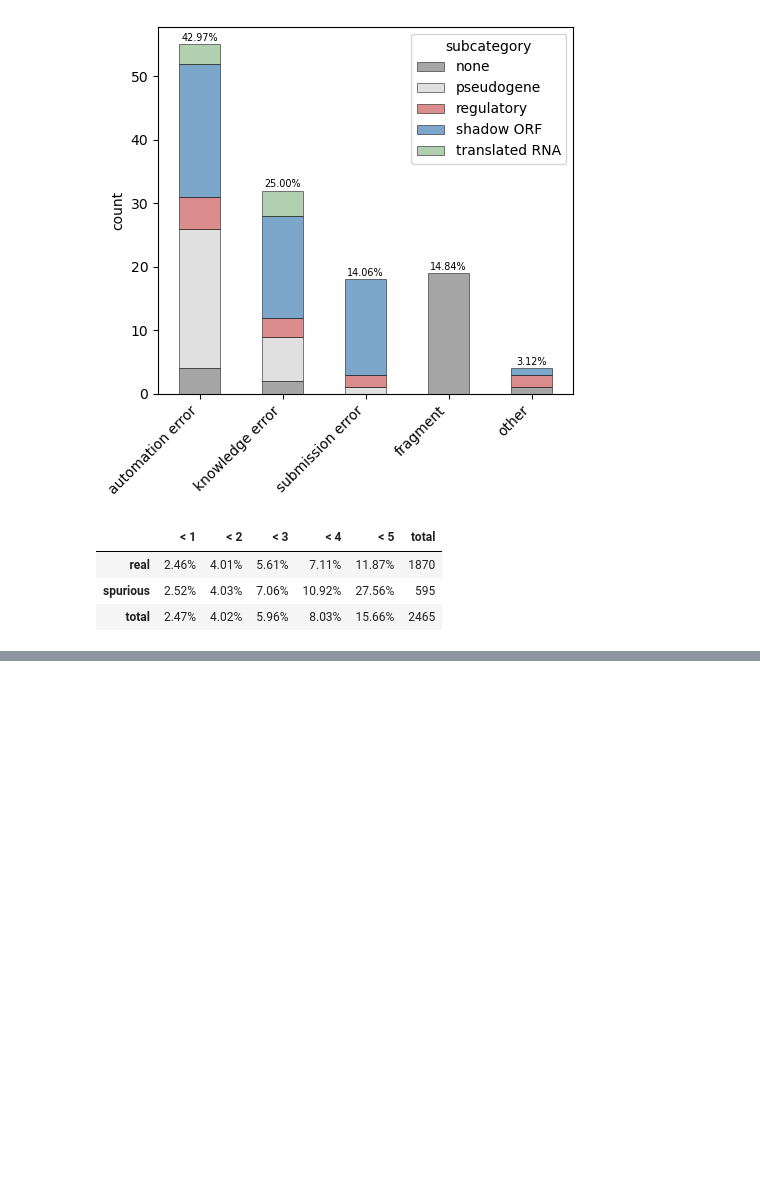
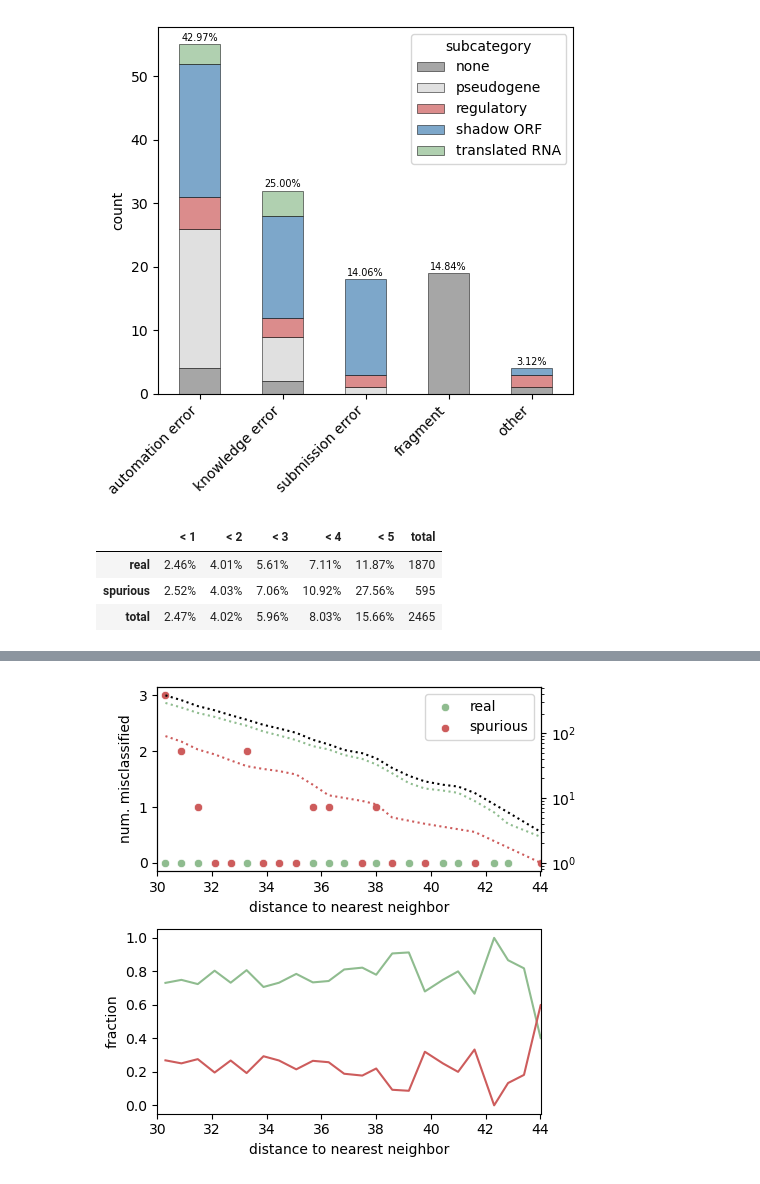
Before and after one commit to pipparichter/frugal, a Jupyter notebook: notebooks/results-2.ipynb, the cells around one changed output, grey strips where cells are left out. Drawn from its saved outputs; the diff is of its cells as text; code cells hidden in the pictures; blank space fills up the shorter version.

```diff
--- a/notebooks/results-2.ipynb
+++ b/notebooks/results-2.ipynb
@@ -15,8 +15,8 @@ def add_graph_info(results_df:pd.DataFrame, graph:NeighborsGraph):
         neighbor_distances = graph.get_neighbor_distances(id_)
         graph_info = dict()
         graph_info['mean_distance_to_neighbors'] = np.mean(neighbor_distances)
-        graph_info['min_distance_to_neighbors'] = np.min(neighbor_distances)
-        graph_info['max_distance_to_neighbors'] = np.max(neighbor_distances)
+        graph_info['distance_to_nearest_neighbor'] = np.min(neighbor_distances)
+        graph_info['distance_to_farthest_neighbor'] = np.max(neighbor_distances)
         graph_info['neighbor_ids'] = ','.join(graph.get_neighbor_ids(id_))
         graph_info_df.append(graph_info)
     graph_info_df = pd.DataFrame(graph_info_df, index=results_df.index)
@@ -104,7 +104,3 @@ table_df
 | real | 2.46% | 4.01% | 5.61% | 7.11% | 11.87% | 1870 |
 | spurious | 2.52% | 4.03% | 7.06% | 10.92% | 27.56% | 595 |
 | total | 2.47% | 4.02% | 5.96% | 8.03% | 15.66% | 2465 |
-# %%
-df = results_df.loc[suspect_ids]
-df['length'] = df.seq.apply(len)
-df[df.model_output_1 < 0.5][['length', 'non_terminal_residue', 'existence', 'product', 'category']]
@@ -129,0 +107,81 @@ df[df.model_output_1 < 0.5][['length', 'non_terminal_residue', 'existence', 'pro
+# %%
+def figure(results_df, min_distance_to_nearest_neighbor:float=30, max_distance_to_nearest_neighbor:float=45, threshold:float=0.95):
+
+
+    # results_df = results_df[results_df.dataset == 'test'].copy()
+    results_df = results_df[results_df.distance_to_nearest_neighbor > min_distance_to_nearest_neighbor].copy()
+    results_df = results_df[results_df.distance_to_nearest_neighbor < max_distance_to_nearest_neighbor].copy()
+    bin_labels, bin_edges = pd.cut(results_df.distance_to_nearest_neighbor, 25, retbins=True, labels=False)
+
+    x_min = min_distance_to_nearest_neighbor
+    x_max = results_df[(results_df.dataset == 'test') & (results_df.label == 0)].distance_to_nearest_neighbor.max()
+    print(x_max)
+
+    ax_df = pd.DataFrame(index=results_df.index)
+    ax_df['dataset'] = results_df.dataset
+    ax_df['bin_label'] = bin_labels
+    ax_df['distance_to_nearest_neighbor'] = results_df.distance_to_nearest_neighbor
+    ax_df['bin_value'] = ax_df.bin_label.map(ax_df.groupby('bin_label').distance_to_nearest_neighbor.mean())
+    ax_df['model_label'] = np.where(results_df.model_output_0 > threshold, 'spurious', 'real')
+    ax_df['label'] = ['real' if (label == 1) else 'spurious' for label in results_df.label]
+    ax_df['correct'] = ax_df.label == ax_df.model_label
+    ax_df['incorrect'] = ax_df.label != ax_df.model_label
+    ax_df['is_spurious'] = ax_df.label == 'spurious'
+    ax_df['is_real'] = ax_df.label == 'real'
+
+    fig, (ax_a, ax_b) = plt.subplots(nrows=2, figsize=(5, 5), sharex=False)
+    ax_a_ = ax_a.twinx()
+
+    palette = {'spurious':'indianred', 'real':'darkseagreen'}
+
+    # sns.lineplot(ax=ax_a, data=ax_df[ax_df.dataset == 'test'], x='bin_label', y='correct', hue='label', palette=palette, errorbar=None)
+    for label, df in ax_df[ax_df.dataset == 'test'].groupby('label'):
+        x = df.groupby('bin_label').bin_value.first()
+        n = df.groupby('bin_label').apply(len, include_groups=False)
+        y = df.groupby('bin_label').incorrect.sum()
+        sns.scatterplot(ax=ax_a, x=x.values.ravel(), y=y.values.ravel(), color=palette[label], label=label)
+
+    x = ax_df[ax_df.dataset == 'test'].groupby('bin_label').bin_value.first().values.ravel()
+    y = [(ax_df[ax_df.dataset == 'test'].distance_to_nearest_neighbor > x_).sum() for x_ in x]
+    sns.lineplot(ax=ax_a_, x=x, y=y, color='black', ls=':')
+
+    for label, df in ax_df[ax_df.dataset == 'test'].groupby('label'):
+        x = df.groupby('bin_label').bin_value.first().values.ravel()
+        y = [(df.distance_to_nearest_neighbor > x_).sum() for x_ in x]
+        sns.lineplot(ax=ax_a_, x=x, y=y, color=palette[label], ls=':')
+    # ax_a_.set_ylim()
+    # ax_a.set_ylim(ymax=10, ymin=0)
+    ax_a_.set_yscale('log')
+
+    ax_a.set_xlim(xmax=x_max, xmin=x_min)
+    ax_a.set_ylabel('num. misclassified')
+    ax_a_.set_ylabel('')
+    ax_a.set_xlabel('distance to nearest neighbor')
+
+    # sns.histplot(ax=ax_b, data=ax_df[ax_df.dataset == 'test'], hue='label', multiple='dodge', bins=bin_edges, palette=palette, x='distance_to_nearest_neighbor')
+    # ax_b.set_xlim(xmax=x_max, xmin=x_min)
+
+    # ax_b_ = ax_b.twinx()
+    # x = ax_df[ax_df.dataset == 'test'].groupby('bin_label').bin_value.first().values.ravel()
+    # y = [(ax_df[ax_df.dataset == 'test'].bin_value > x_).sum() for x_ in x]
+    # sns.lineplot(ax=ax_b_, x=x, y=y, color='black', ls=':')
+
+    # for label, df in ax_df[ax_df.dataset == 'test'].groupby('label'):
+    #     x = df.groupby('bin_label').bin_value.first().values.ravel()
+    #     y = [(df.bin_value > x_).sum() for x_ in x]
+    #     sns.lineplot(ax=ax_b_, x=x, y=y, color=palette[label], ls=':', label=label)
+    # ax_b_.set_ylim(ymax=100, ymin=0)
+    # ax_b.set_yscale('log')
+
+    sns.lineplot(ax=ax_b, data=ax_df, x='bin_value', y='is_real', color='darkseagreen', errorbar=None)
+    sns.lineplot(ax=ax_b, data=ax_df, x='bin_value', y='is_spurious', color='indianred', errorbar=None)
+
+    ax_b.set_ylabel('fraction')
+    ax_b.set_xlabel('distance to nearest neighbor')
+    ax_b.set_xlim(xmax=x_max, xmin=x_min)
+
+    fig.tight_layout()
+    plt.show()
+
+figure(results_df)
+# %% [output]
@@ -129,0 +189 @@ df[df.model_output_1 < 0.5][['length', 'non_terminal_residue', 'existence', 'pro
+[figure, added]
```
Also changed, not shown: parts of 8 cells of this notebook, 4 other files.
